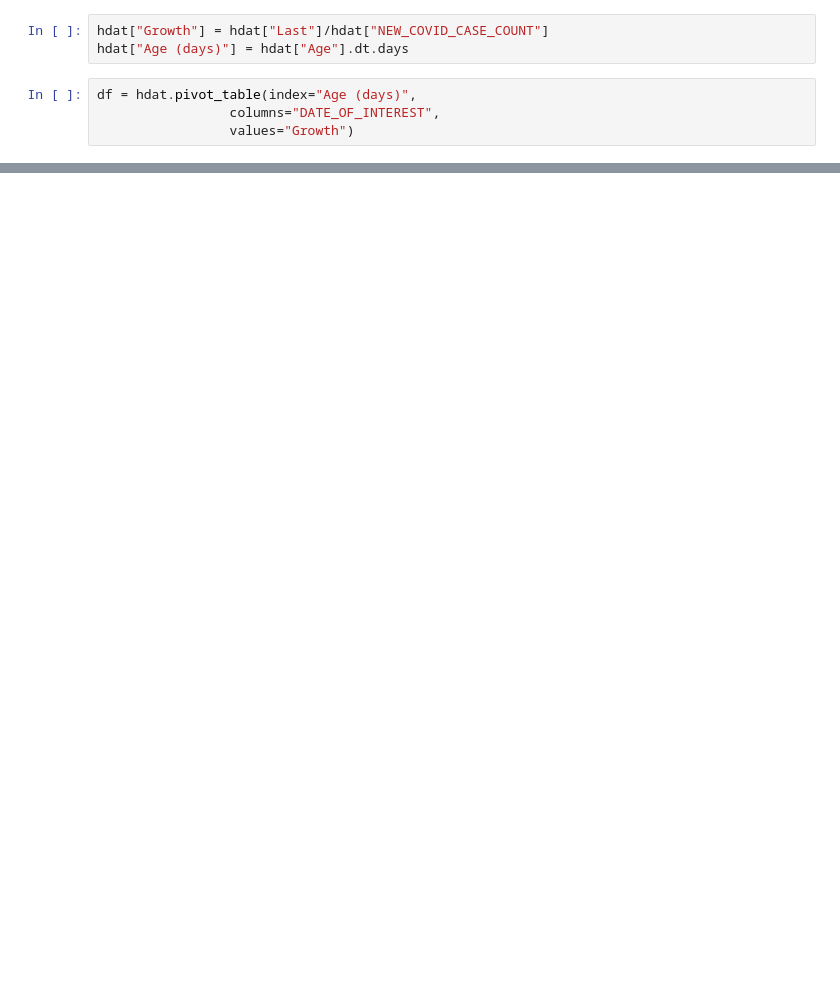
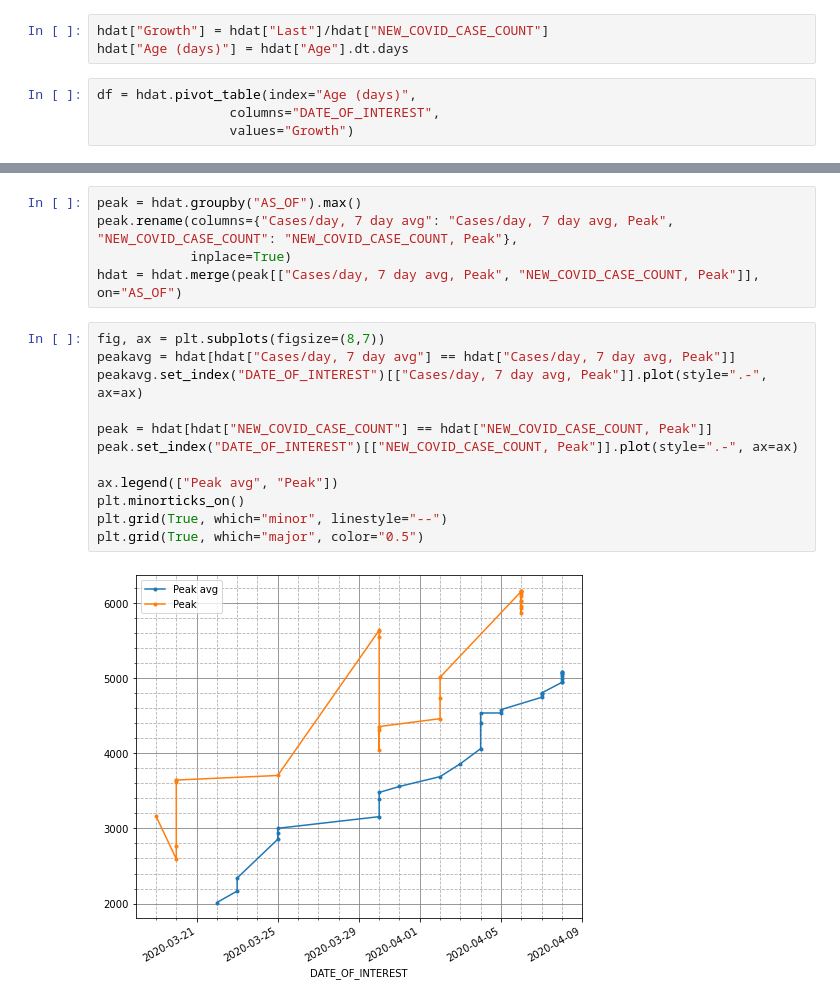
Before and after one commit to nychealth/coronavirus-data, a Jupyter notebook: Notebooks/Growth.ipynb, the cells around one changed output, grey strips where cells are left out. Drawn from its saved outputs; the diff is of its cells as text; blank space fills up the shorter version.

Commit message:
Pulled latest data at 4/21, 2:30pm & updated notebooks (+ revisons)
Added graphing of peak in Growth notebook.

```diff
--- a/Notebooks/Growth.ipynb
+++ b/Notebooks/Growth.ipynb
@@ -120,0 +150,19 @@ df[df.index >= 5].plot(style=".-", ax=ax)
+# %%
+peak = hdat.groupby("AS_OF").max()
+peak.rename(columns={"Cases/day, 7 day avg": "Cases/day, 7 day avg, Peak", "NEW_COVID_CASE_COUNT": "NEW_COVID_CASE_COUNT, Peak"},
+            inplace=True)
+hdat = hdat.merge(peak[["Cases/day, 7 day avg, Peak", "NEW_COVID_CASE_COUNT, Peak"]], on="AS_OF")
+# %%
+fig, ax = plt.subplots(figsize=(8,7))
+peakavg = hdat[hdat["Cases/day, 7 day avg"] == hdat["Cases/day, 7 day avg, Peak"]]
+peakavg.set_index("DATE_OF_INTEREST")[["Cases/day, 7 day avg, Peak"]].plot(style=".-", ax=ax)
+
+peak = hdat[hdat["NEW_COVID_CASE_COUNT"] == hdat["NEW_COVID_CASE_COUNT, Peak"]]
+peak.set_index("DATE_OF_INTEREST")[["NEW_COVID_CASE_COUNT, Peak"]].plot(style=".-", ax=ax)
+
+ax.legend(["Peak avg", "Peak"])
+plt.minorticks_on()
+plt.grid(True, which="minor", linestyle="--")
+plt.grid(True, which="major", color="0.5")
+# %% [output]
+[figure, added]
```
Also changed, not shown: parts of 12 cells of this notebook, 2 other files.
